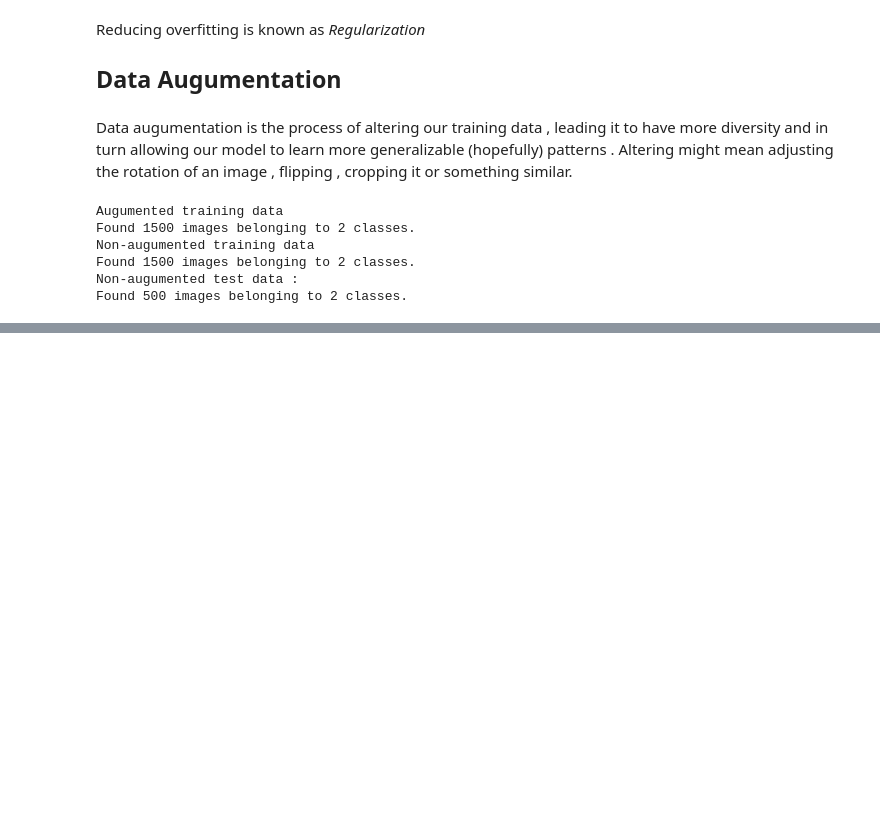
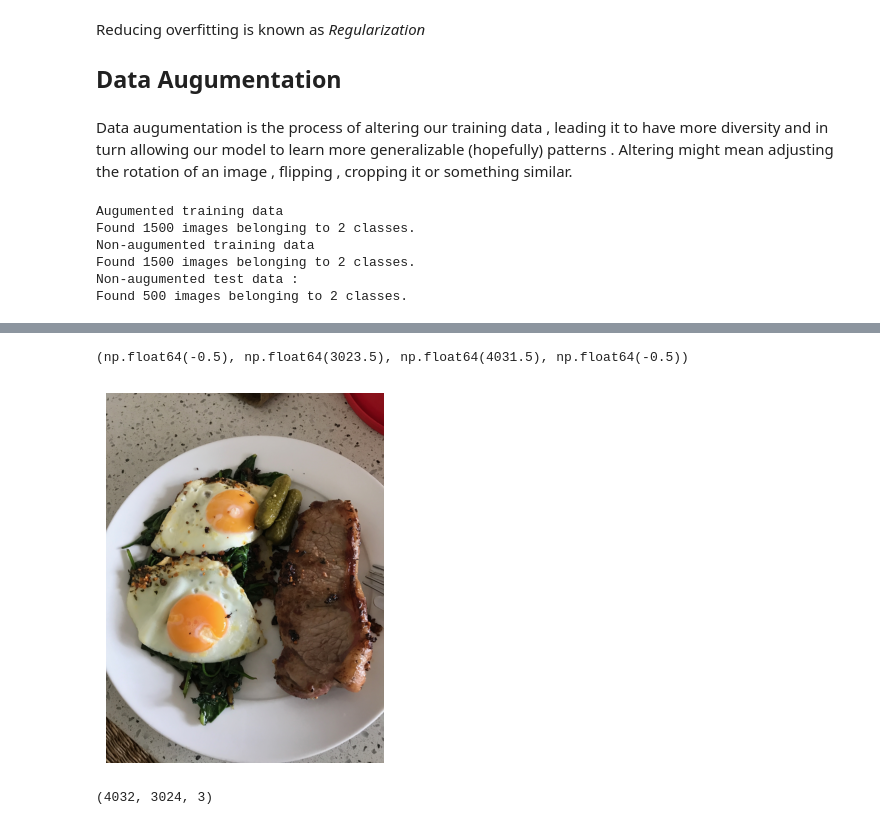
Before and after one commit to CprALin/JupyterNotebooks, a Jupyter notebook: 03_tensorflow_computer_vision.ipynb, the cells around one changed output, grey strips where cells are left out. Saved outputs shown, nothing was run; the diff lists cells and outputs as text; code cells hidden in the pictures; blank space fills up the shorter version.

```diff
--- a/03_tensorflow_computer_vision.ipynb
+++ b/03_tensorflow_computer_vision.ipynb
@@ -722,0 +830,4 @@ showing image number : 16
+# %%
+# View our example image
+!wget https://raw.githubusercontent.com/mrdbourke/tensorflow-deep-learning/refs/heads/main/images/03-steak.jpeg
+steak = mpimg.imread("03-steak.jpeg")
@@ -722,0 +845,11 @@ showing image number : 16
+# %%
+plt.imshow(steak)
+plt.axis(False)
+# %% [output]
+(np.float64(-0.5), np.float64(3023.5), np.float64(4031.5), np.float64(-0.5))
+[figure, added]
+# %%
+# Check the shape of our image
+steak.shape
+# %% [output]
+(4032, 3024, 3)
```
Also changed, not shown: parts of 39 cells of this notebook.
